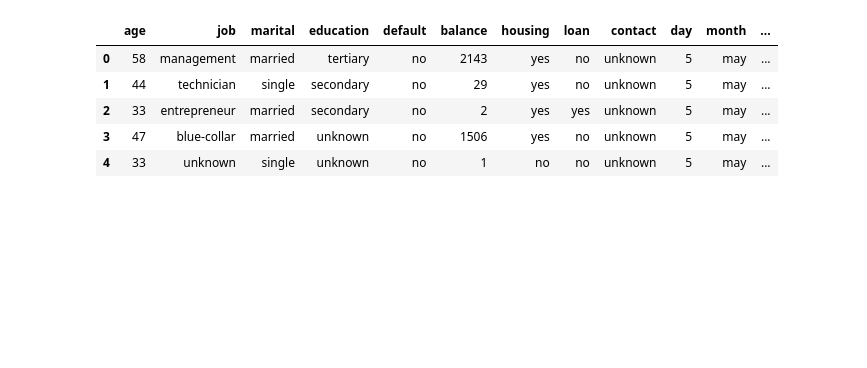
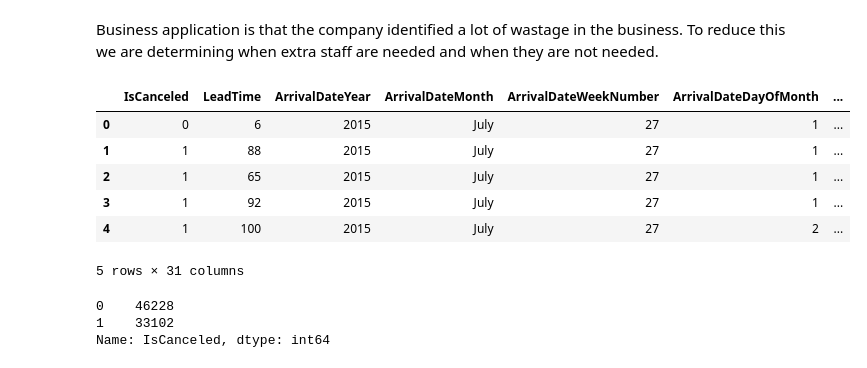
Before and after one commit to ravimalde/hotel_cancellation_analysis, a Jupyter notebook: Untitled.ipynb, the cells around one changed output. Drawn from its saved outputs; the diff is of its cells as text; code cells hidden in the pictures; blank space fills up the shorter version.

```diff
--- a/Untitled.ipynb
+++ b/Untitled.ipynb
@@ -1,2 +1,4 @@
+# %% [markdown]
+Business application is that the company identified a lot of wastage in the business. To reduce this we are determining when extra staff are needed and when they are not needed.
 # %%
 import pandas as pd
@@ -3,11 +6,18 @@ import pandas as pd
 # %%
-df = pd.read_csv('bank-full.csv', sep=';')
+df = pd.read_csv('H2.csv')
 # %%
-df.head(5)
+df.head()
 # %% [output]
-|  | age | job | marital | education | default | balance | housing | loan | contact | day | month | ... |
-| 0 | 58 | management | married | tertiary | no | 2143 | yes | no | unknown | 5 | may | ... |
-| 1 | 44 | technician | single | secondary | no | 29 | yes | no | unknown | 5 | may | ... |
-| 2 | 33 | entrepreneur | married | secondary | no | 2 | yes | yes | unknown | 5 | may | ... |
-| 3 | 47 | blue-collar | married | unknown | no | 1506 | yes | no | unknown | 5 | may | ... |
-| 4 | 33 | unknown | single | unknown | no | 1 | no | no | unknown | 5 | may | ... |
+|  | IsCanceled | LeadTime | ArrivalDateYear | ArrivalDateMonth | ArrivalDateWeekNumber | ArrivalDateDayOfMonth | ... |
+| 0 | 0 | 6 | 2015 | July | 27 | 1 | ... |
+| 1 | 1 | 88 | 2015 | July | 27 | 1 | ... |
+| 2 | 1 | 65 | 2015 | July | 27 | 1 | ... |
+| 3 | 1 | 92 | 2015 | July | 27 | 1 | ... |
+| 4 | 1 | 100 | 2015 | July | 27 | 2 | ... |
+5 rows × 31 columns
+# %%
+df.IsCanceled.value_counts()
+# %% [output]
+0    46228
+1    33102
+Name: IsCanceled, dtype: int64
```
Also changed, not shown: parts of 19 cells of this notebook, 3 other files.
